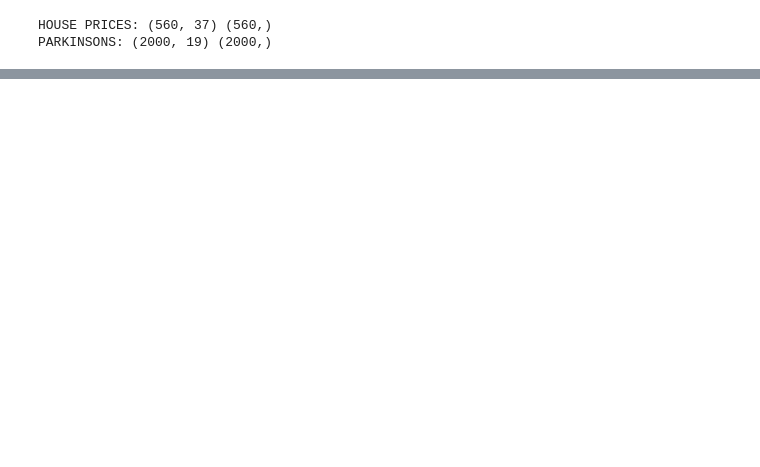
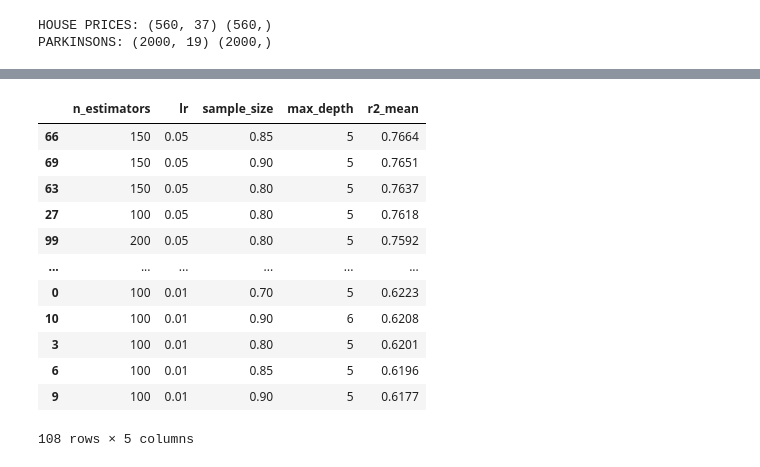
Before and after one commit to Javclamar/Ensamble-Secuencial-de-Modelos, a Jupyter notebook: notebooks/ensamble_secuencial_modelos.ipynb, the cells around one changed output, grey strips where cells are left out. Saved outputs shown, nothing was run; the diff lists cells and outputs as text; code cells hidden in the pictures; blank space fills up the shorter version.

```diff
--- a/notebooks/ensamble_secuencial_modelos.ipynb
+++ b/notebooks/ensamble_secuencial_modelos.ipynb
@@ -102,0 +139,34 @@ df_resultados
+# %%
+# Valores a explorar manualmente
+param_grid = {
+    "n_estimators": [100, 150, 200],
+    "lr": [0.01, 0.02, 0.05],
+    "sample_size": [0.7, 0.8, 0.85, 0.9],
+    "max_depth": [5, 6, 7]
+}
+
+# Entrenamiento y validación cruzada con dataset de Parkinson y diferentes hiperparámetros
+df_resultados = explorar_hiperparametros(
+    estimator_class=DecisionTreeRegressor,
+    param_grid=param_grid,
+    X=X_house.values,
+    y=y_house.values,
+    cv=kf
+)
+
+# Mostrar resultados
+df_resultados
+# %% [output]
+|  | n_estimators | lr | sample_size | max_depth | r2_mean |
+| 66 | 150 | 0.05 | 0.85 | 5 | 0.7664 |
+| 69 | 150 | 0.05 | 0.90 | 5 | 0.7651 |
+| 63 | 150 | 0.05 | 0.80 | 5 | 0.7637 |
+| 27 | 100 | 0.05 | 0.80 | 5 | 0.7618 |
+| 99 | 200 | 0.05 | 0.80 | 5 | 0.7592 |
+| ... | ... | ... | ... | ... | ... |
+| 0 | 100 | 0.01 | 0.70 | 5 | 0.6223 |
+| 10 | 100 | 0.01 | 0.90 | 6 | 0.6208 |
+| 3 | 100 | 0.01 | 0.80 | 5 | 0.6201 |
+| 6 | 100 | 0.01 | 0.85 | 5 | 0.6196 |
+| 9 | 100 | 0.01 | 0.90 | 5 | 0.6177 |
+108 rows × 5 columns
```
Also changed, not shown: parts of 9 cells of this notebook, 1 other file.
